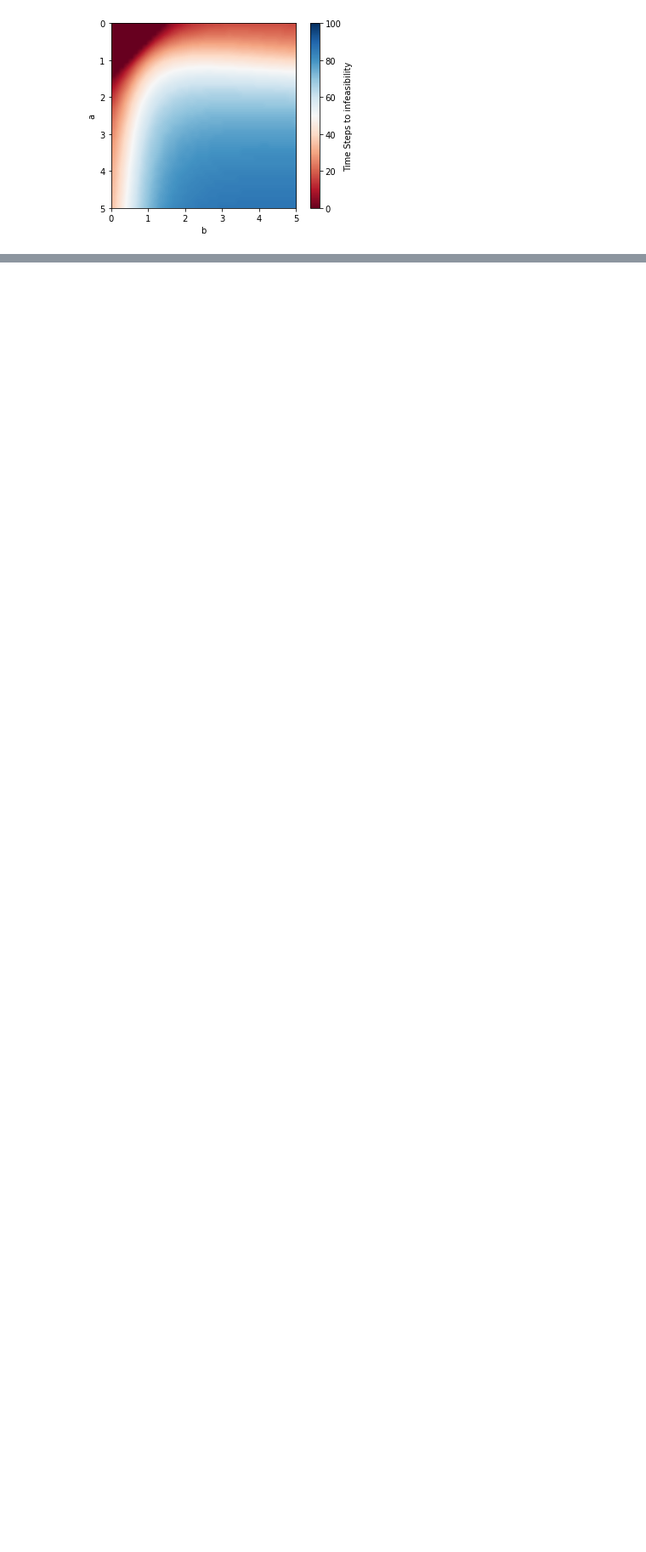
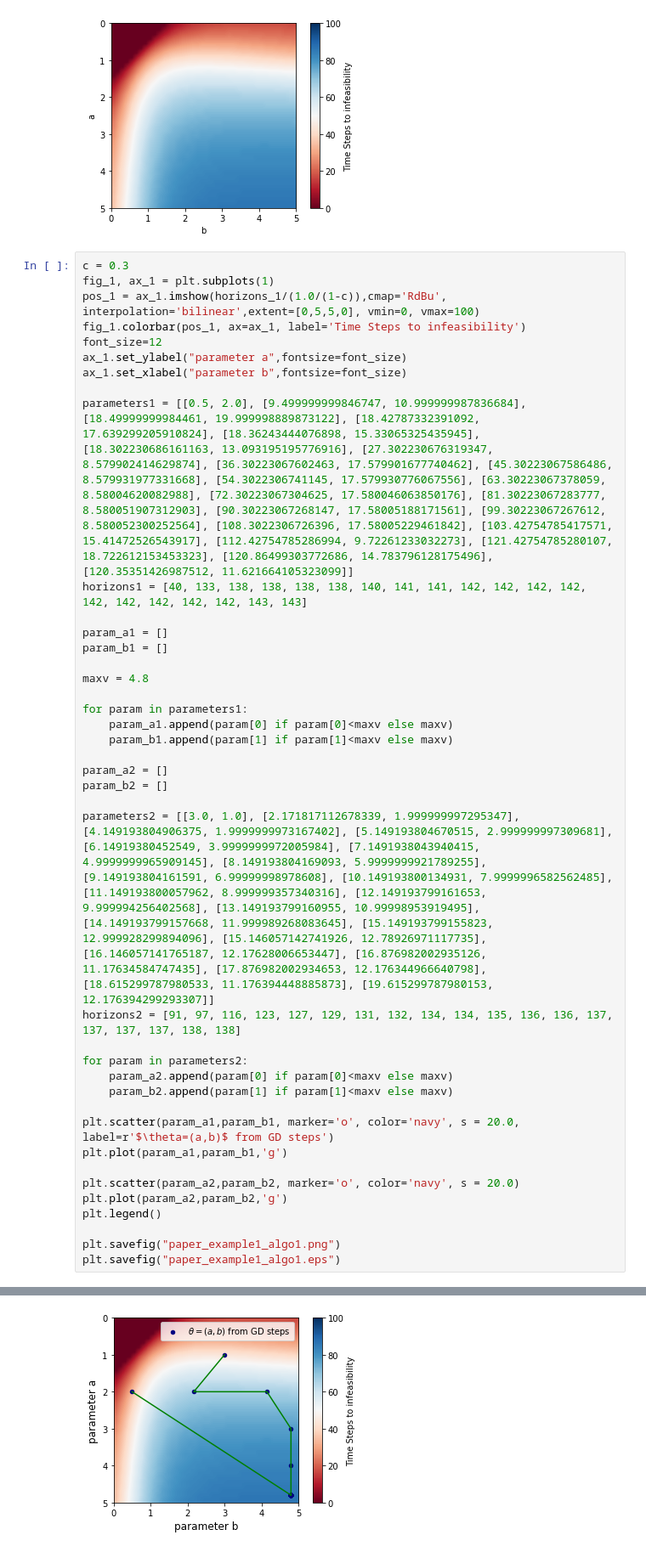
Before and after one commit to hardikparwana/Safe-Learning-DASC, a Jupyter notebook: Untitled Folder/Multiple Constraints.ipynb, the cells around one changed output, grey strips where cells are left out. Shown at 85% size. Cells and saved outputs as stored; diff of their text form; blank space fills up the shorter version.

Commit message:
paper results car

```diff
--- a/Untitled Folder/Multiple Constraints.ipynb
+++ b/Untitled Folder/Multiple Constraints.ipynb
@@ -675,3 +675,44 @@ plt.savefig("paper_example1_1.png")
 plt.savefig("paper_example1_1.eps")
 # %% [output]
 [figure]
+# %%
+c = 0.3
+fig_1, ax_1 = plt.subplots(1)
+pos_1 = ax_1.imshow(horizons_1/(1.0/(1-c)),cmap='RdBu', interpolation='bilinear',extent=[0,5,5,0], vmin=0, vmax=100)
+fig_1.colorbar(pos_1, ax=ax_1, label='Time Steps to infeasibility')
+font_size=12
+ax_1.set_ylabel("parameter a",fontsize=font_size)
+ax_1.set_xlabel("parameter b",fontsize=font_size)
+
+parameters1 = [[0.5, 2.0], [9.499999999846747, 10.999999987836684], [18.49999999984461, 19.999998889873122], [18.42787332391092, 17.639299205910824], [18.36243444076898, 15.33065325435945], [18.302230686161163, 13.093195195776916], [27.302230676319347, 8.579902414629874], [36.30223067602463, 17.579901677740462], [45.30223067586486, 8.579931977331668], [54.3022306741145, 17.579930776067556], [63.30223067378059, 8.58004620082988], [72.30223067304625, 17.580046063850176], [81.30223067283777, 8.580051907312903], [90.30223067268147, 17.58005188171561], [99.30223067267612, 8.580052300252564], [108.3022306726396, 17.58005229461842], [103.42754785417571, 15.41472526543917], [112.42754785286994, 9.72261233032273], [121.42754785280107, 18.722612153453323], [120.86499303772686, 14.783796128175496], [120.35351426987512, 11.621664105323099]]
+horizons1 = [40, 133, 138, 138, 138, 138, 140, 141, 141, 142, 142, 142, 142, 142, 142, 142, 142, 142, 143, 143]
+
+param_a1 = []
+param_b1 = []
+
+maxv = 4.8
+
+for param in parameters1:
+    param_a1.append(param[0] if param[0]<maxv else maxv)
+    param_b1.append(param[1] if param[1]<maxv else maxv)
+
+param_a2 = []
+param_b2 = []
+
+parameters2 = [[3.0, 1.0], [2.171817112678339, 1.999999997295347], [4.149193804906375, 1.9999999973167402], [5.149193804670515, 2.999999997309681], [6.14919380452549, 3.9999999972005984], [7.1491938043940415, 4.9999999965909145], [8.149193804169093, 5.9999999921789255], [9.149193804161591, 6.99999998978608], [10.149193800134931, 7.9999996582562485], [11.149193800057962, 8.999999357340316], [12.149193799161653, 9.999994256402568], [13.149193799160955, 10.99998953919495], [14.149193799157668, 11.999989268083645], [15.149193799155823, 12.999928299894096], [15.146057142741926, 12.78926971117735], [16.146057141765187, 12.17628006653447], [16.876982002935126, 11.17634584747435], [17.876982002934653, 12.176344966640798], [18.615299787980533, 11.176394448885873], [19.615299787980153, 12.176394299293307]]
+horizons2 = [91, 97, 116, 123, 127, 129, 131, 132, 134, 134, 135, 136, 136, 137, 137, 137, 137, 138, 138]
+
+for param in parameters2:
+    param_a2.append(param[0] if param[0]<maxv else maxv)
+    param_b2.append(param[1] if param[1]<maxv else maxv)
+
+plt.scatter(param_a1,param_b1, marker='o', color='navy', s = 20.0, label=r'$\theta=(a,b)$ from GD steps')
+plt.plot(param_a1,param_b1,'g')
+
+plt.scatter(param_a2,param_b2, marker='o', color='navy', s = 20.0)
+plt.plot(param_a2,param_b2,'g')
+plt.legend()
+
+plt.savefig("paper_example1_algo1.png")
+plt.savefig("paper_example1_algo1.eps")
+# %% [output]
@@ -677,0 +721 @@ plt.savefig("paper_example1_1.eps")
+[figure, added]
```
Also changed, not shown: parts of 2 cells of this notebook, 13 other files.
